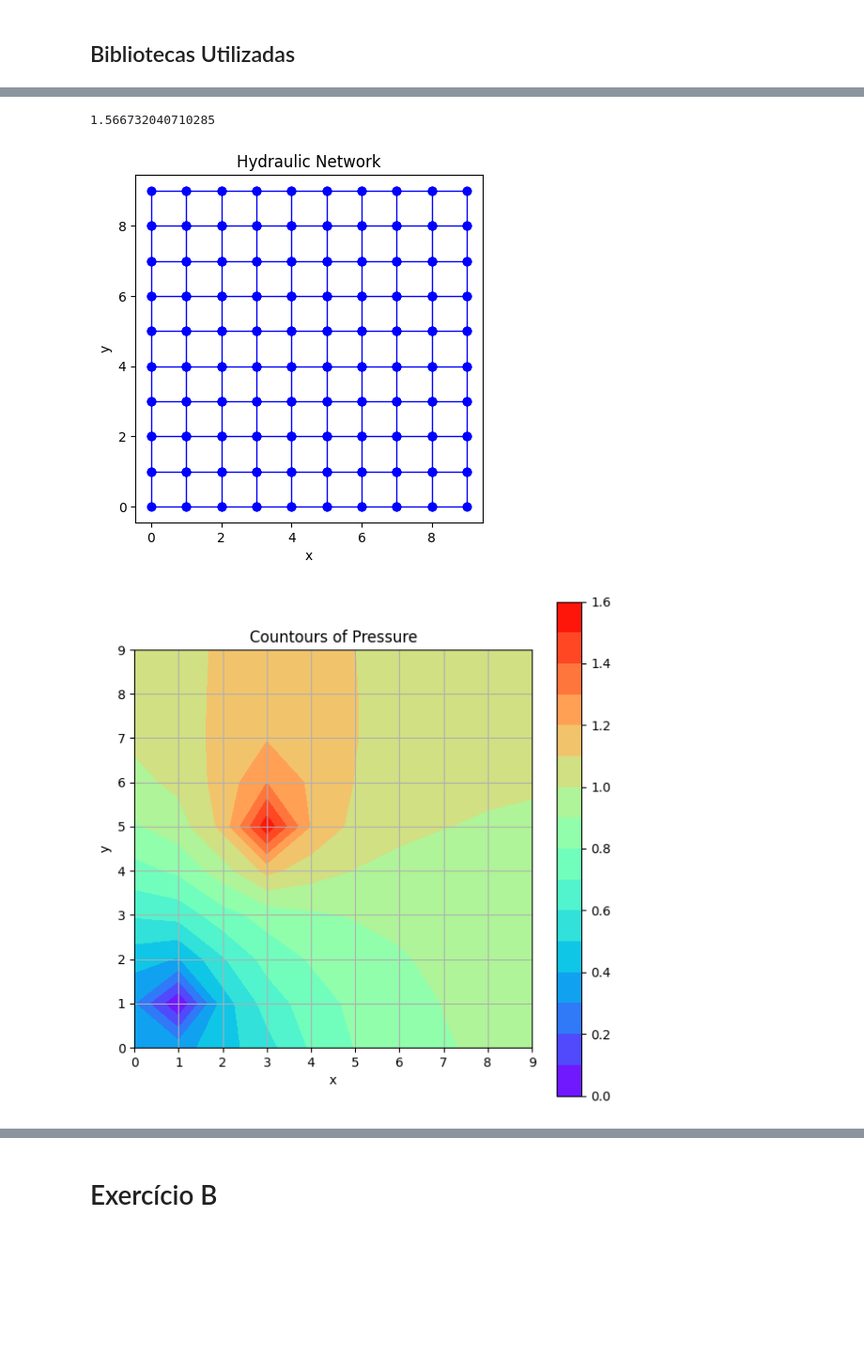
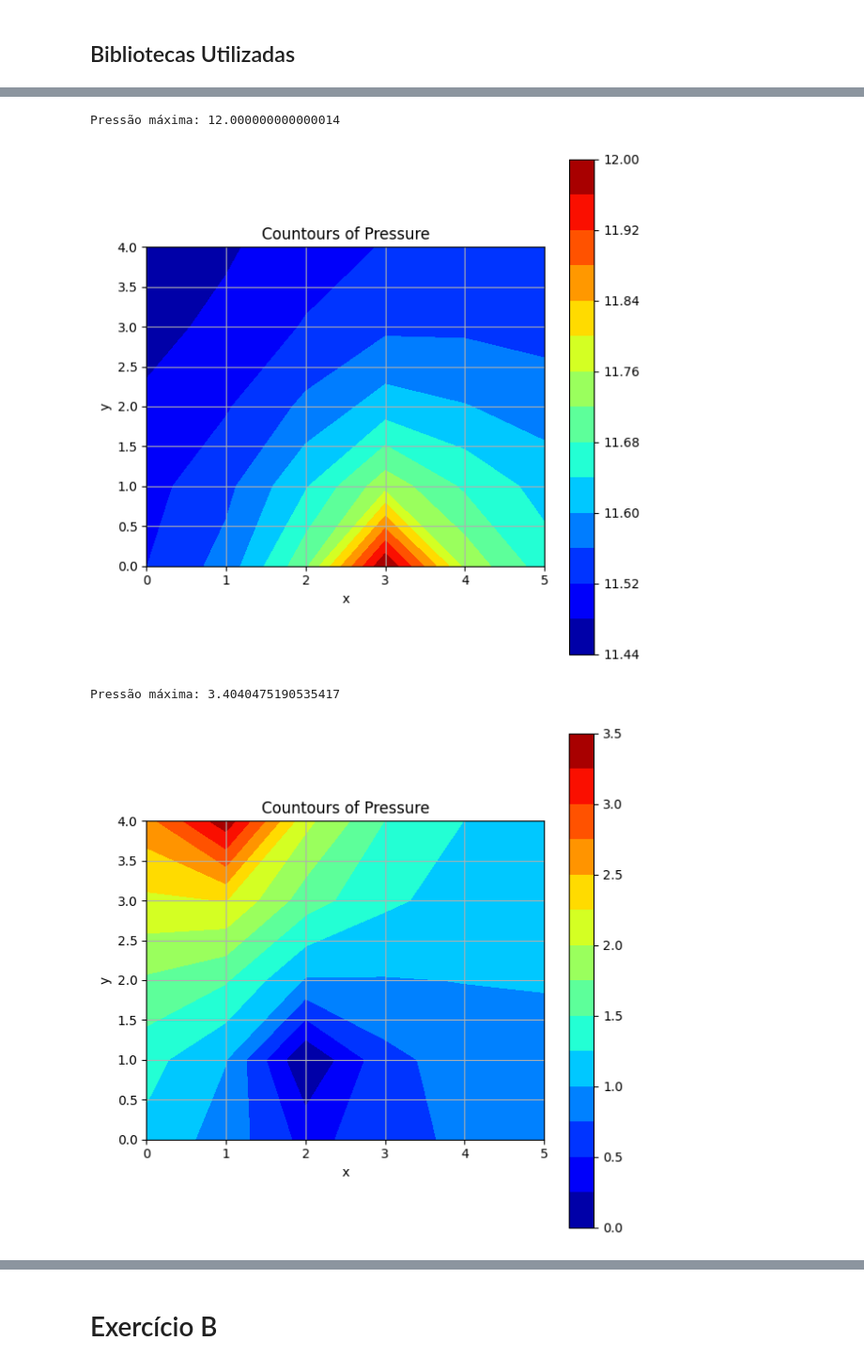
Before and after one commit to marcogarcia2/Calculo-Numerico, a Jupyter notebook: Lista 2 - Resolução.ipynb, the cells around one changed output, grey strips where cells are left out. Shown at 94% size. Saved outputs shown, nothing was run; the diff lists cells and outputs as text; code cells hidden in the pictures; blank space fills up the shorter version.

```diff
--- a/Lista 2 - Resolução.ipynb
+++ b/Lista 2 - Resolução.ipynb
@@ -156,31 +185,32 @@ def PlotPressure(n, m, pressure):
+# %%
+# ------ Resolvendo Rede, Exemplo 2 ------ #
+
+# Conexão do tipo 2
+nr = 3
+Pr = 12.0
+
+# Resolvendo a rede
+pressoes, pMax = ResolveRede2(nN, nC, C_grade, conec_grade, nr, Pr)
+print("Pressão máxima:",pMax)
+
+PlotPressure(n, m, pressoes)
+# %% [output]
+Pressão máxima: 12.000000000000014
+[figure, added]
 # %%
-# ------ Resolvendo Rede, Exemplo 1 ------ #
-
-# definindo as dimensoes e as condutancias
-n, m = 10, 10
-CH = 3.0
-CV = 5.0
-
-# Gerando a rede
-nN, nC, C_grade, conec_grade, coord_grade = GeraRede(n, m, CH, CV)
+# ------ Resolvendo Rede, Exemplo 3 ------ #
 
 # Conexão do tipo 1
-nAtm = 12-1
-nB = 54-1
-QB = 6.0
-
-# Colocando canos grossos em alguns lugares
-list = [0, 1, 2, 30, 31, 32, 93, 103, 113]
-C_grade[list] = 20.0
+nAtm = 9-1
+nB = 26 -1
+QB = 12.0
 
 # Resolvendo a rede
 pressoes, pMax = ResolveRede1(nN, nC, C_grade, conec_grade, nAtm, nB, QB)
-print(pMax)
+print("Pressão máxima:",pMax)
 
-PlotaRede(conec_grade, coord_grade)
 PlotPressure(n, m, pressoes)
 # %% [output]
-1.566732040710285
+Pressão máxima: 3.4040475190535417
-[figure, old version]
+[figure, new version]
-[figure, removed]
 # %%
```
Also changed, not shown: parts of 14 cells of this notebook.
